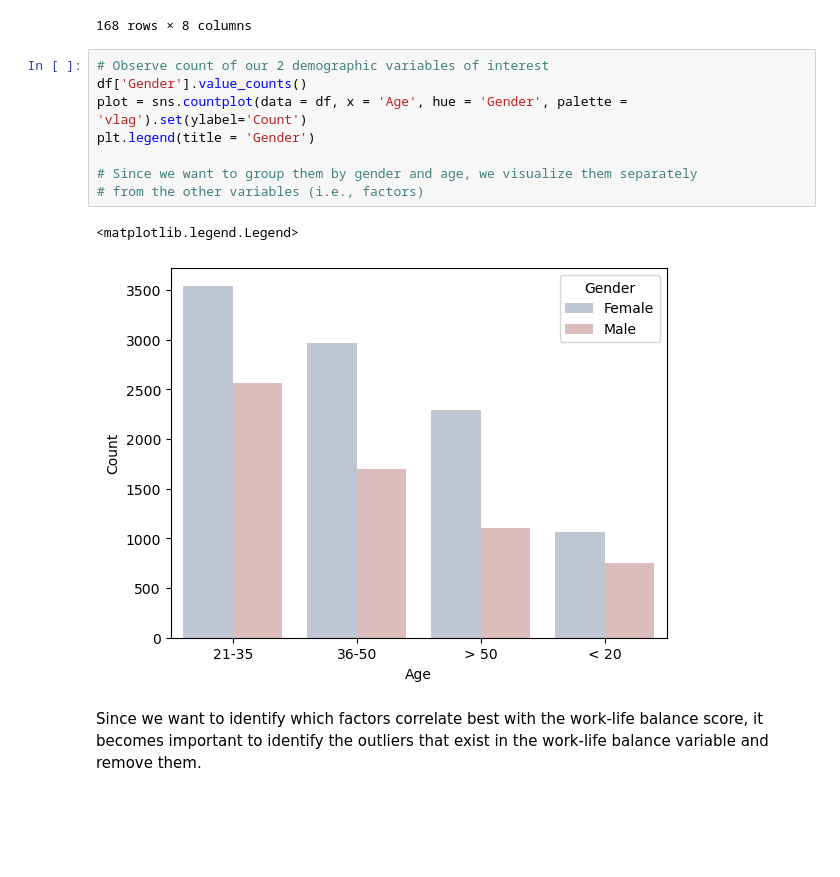
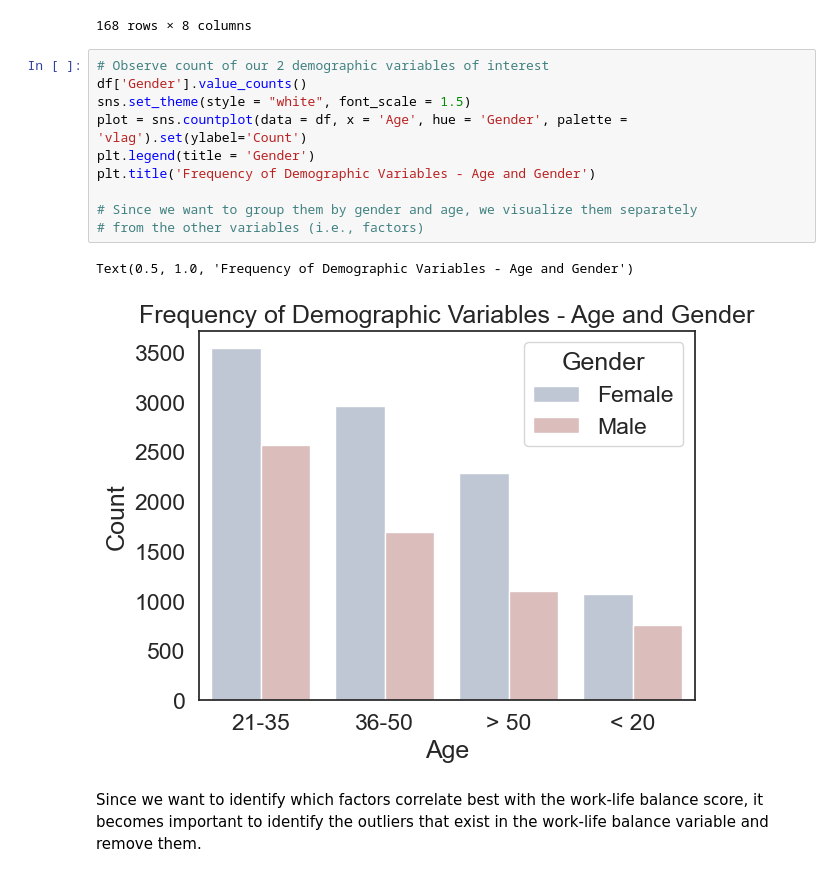
Before and after one commit to ubco-W2022T2-data301/project-group-group06, a Jupyter notebook: analysis/analysis2.ipynb, the cells around one changed output. Cells and saved outputs as stored; diff of their text form; blank space fills up the shorter version.

Commit message:
Updated visualization labels

```diff
--- a/analysis/analysis2.ipynb
+++ b/analysis/analysis2.ipynb
@@ -331,14 +331,16 @@ dtaGroup.describe().T
 # %%
 # Observe count of our 2 demographic variables of interest
 df['Gender'].value_counts()
+sns.set_theme(style = "white", font_scale = 1.5)
 plot = sns.countplot(data = df, x = 'Age', hue = 'Gender', palette = 'vlag').set(ylabel='Count')
 plt.legend(title = 'Gender')
+plt.title('Frequency of Demographic Variables - Age and Gender')
 
 # Since we want to group them by gender and age, we visualize them separately
 # from the other variables (i.e., factors)
 # %% [output]
-<matplotlib.legend.Legend>
+Text(0.5, 1.0, 'Frequency of Demographic Variables - Age and Gender')
-[figure, old version]
+[figure, new version]
 # %% [markdown]
 Since we want to identify which factors correlate best with the work-life balance score, it becomes important to identify the outliers that exist in the work-life balance variable and remove them.
 # %%
```
Also changed, not shown: parts of 2 cells of this notebook.
